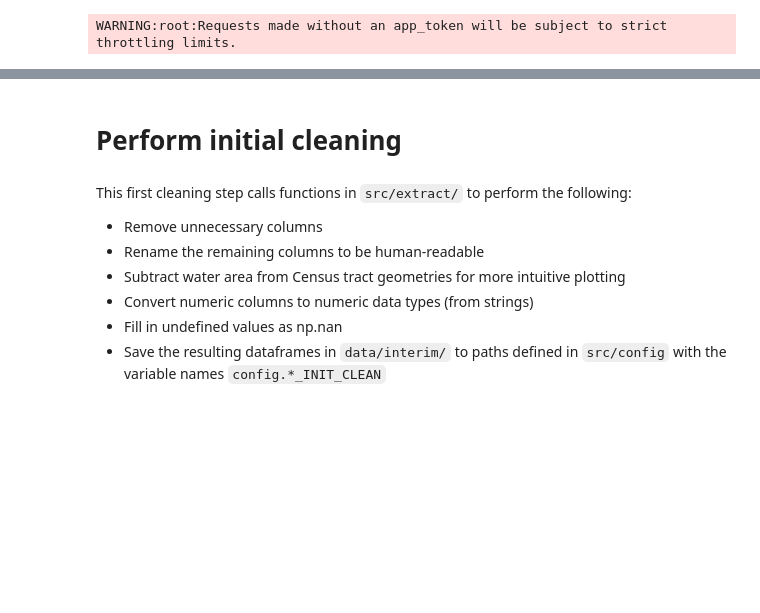
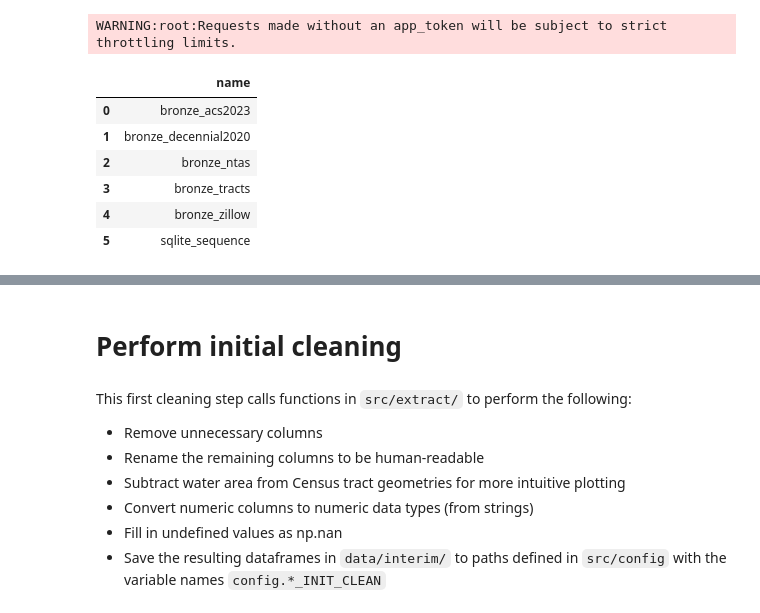
Before and after one commit to dylan-j-young/nyc-community-clustering, a Jupyter notebook: notebooks/00_preprocessing.ipynb, the cells around one changed output, grey strips where cells are left out. Saved outputs shown, nothing was run; the diff lists cells and outputs as text; code cells hidden in the pictures; blank space fills up the shorter version.

```diff
--- a/notebooks/00_preprocessing.ipynb
+++ b/notebooks/00_preprocessing.ipynb
@@ -54,3 +44,13 @@ ntas2020_raw = extract.fetch_nyc_NTAs()
 WARNING:root:Requests made without an app_token will be subject to strict throttling limits.
 # %%
 zillow2017_raw = extract.fetch_zillow_nbds()
+# %%
+database.query_db("""SELECT name FROM sqlite_schema WHERE type='table' ORDER BY name;""")
+# %% [output]
+|  | name |
+| 0 | bronze_acs2023 |
+| 1 | bronze_decennial2020 |
+| 2 | bronze_ntas |
+| 3 | bronze_tracts |
+| 4 | bronze_zillow |
+| 5 | sqlite_sequence |
```
Also changed, not shown: parts of 24 cells of this notebook, 1 other file.
